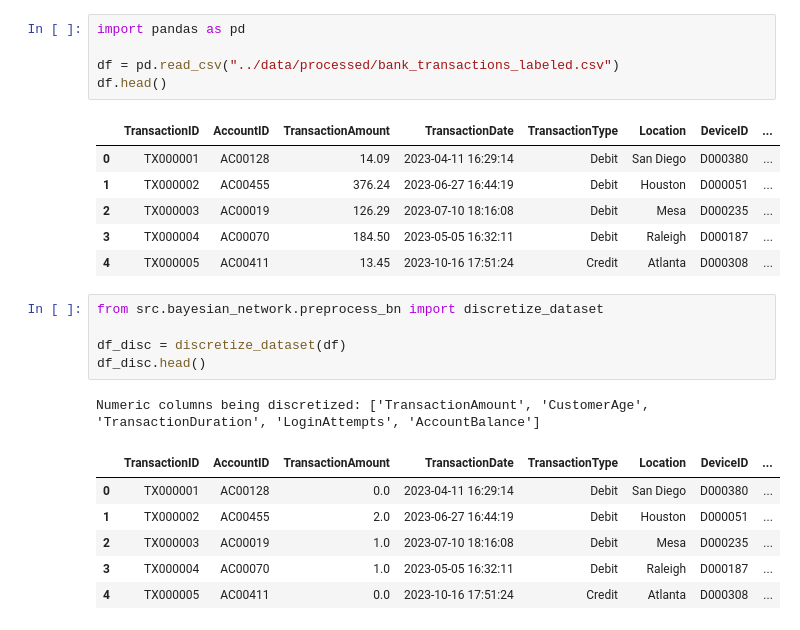
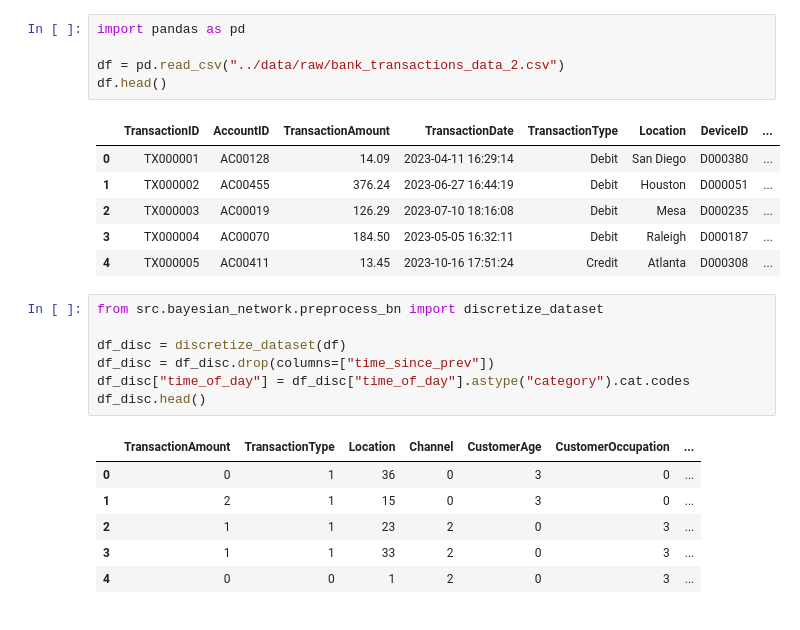
Before and after one commit to TewodrosAdimas/fraud-detection-unsupervised-learning, a Jupyter notebook: notebooks/06_bayesian_network.ipynb, the cells around one changed output. Saved outputs shown, nothing was run; the diff lists cells and outputs as text.

```diff
--- a/notebooks/06_bayesian_network.ipynb
+++ b/notebooks/06_bayesian_network.ipynb
@@ -15,7 +15,7 @@ df_labeled = label_dataset(raw_path, anomaly_path, output_path)
 # %%
 import pandas as pd
 
-df = pd.read_csv("../data/processed/bank_transactions_labeled.csv")
+df = pd.read_csv("../data/raw/bank_transactions_data_2.csv")
 df.head()
 # %% [output]
 |  | TransactionID | AccountID | TransactionAmount | TransactionDate | TransactionType | Location | DeviceID | ... |
@@ -27,13 +27,14 @@ df.head()
 # %%
 from src.bayesian_network.preprocess_bn import discretize_dataset
 
 df_disc = discretize_dataset(df)
+df_disc = df_disc.drop(columns=["time_since_prev"])
+df_disc["time_of_day"] = df_disc["time_of_day"].astype("category").cat.codes
 df_disc.head()
 # %% [output]
-Numeric columns being discretized: ['TransactionAmount', 'CustomerAge', 'TransactionDuration', 'LoginAttempts', 'AccountBalance']
-|  | TransactionID | AccountID | TransactionAmount | TransactionDate | TransactionType | Location | DeviceID | ... |
-| 0 | TX000001 | AC00128 | 0.0 | 2023-04-11 16:29:14 | Debit | San Diego | D000380 | ... |
-| 1 | TX000002 | AC00455 | 2.0 | 2023-06-27 16:44:19 | Debit | Houston | D000051 | ... |
-| 2 | TX000003 | AC00019 | 1.0 | 2023-07-10 18:16:08 | Debit | Mesa | D000235 | ... |
-| 3 | TX000004 | AC00070 | 1.0 | 2023-05-05 16:32:11 | Debit | Raleigh | D000187 | ... |
-| 4 | TX000005 | AC00411 | 0.0 | 2023-10-16 17:51:24 | Credit | Atlanta | D000308 | ... |
+|  | TransactionAmount | TransactionType | Location | Channel | CustomerAge | CustomerOccupation | ... |
+| 0 | 0 | 1 | 36 | 0 | 3 | 0 | ... |
+| 1 | 2 | 1 | 15 | 0 | 3 | 0 | ... |
+| 2 | 1 | 1 | 23 | 2 | 0 | 3 | ... |
+| 3 | 1 | 1 | 33 | 2 | 0 | 3 | ... |
+| 4 | 0 | 0 | 1 | 2 | 0 | 3 | ... |
```
Also changed, not shown: parts of 5 cells of this notebook, 6 other files.
